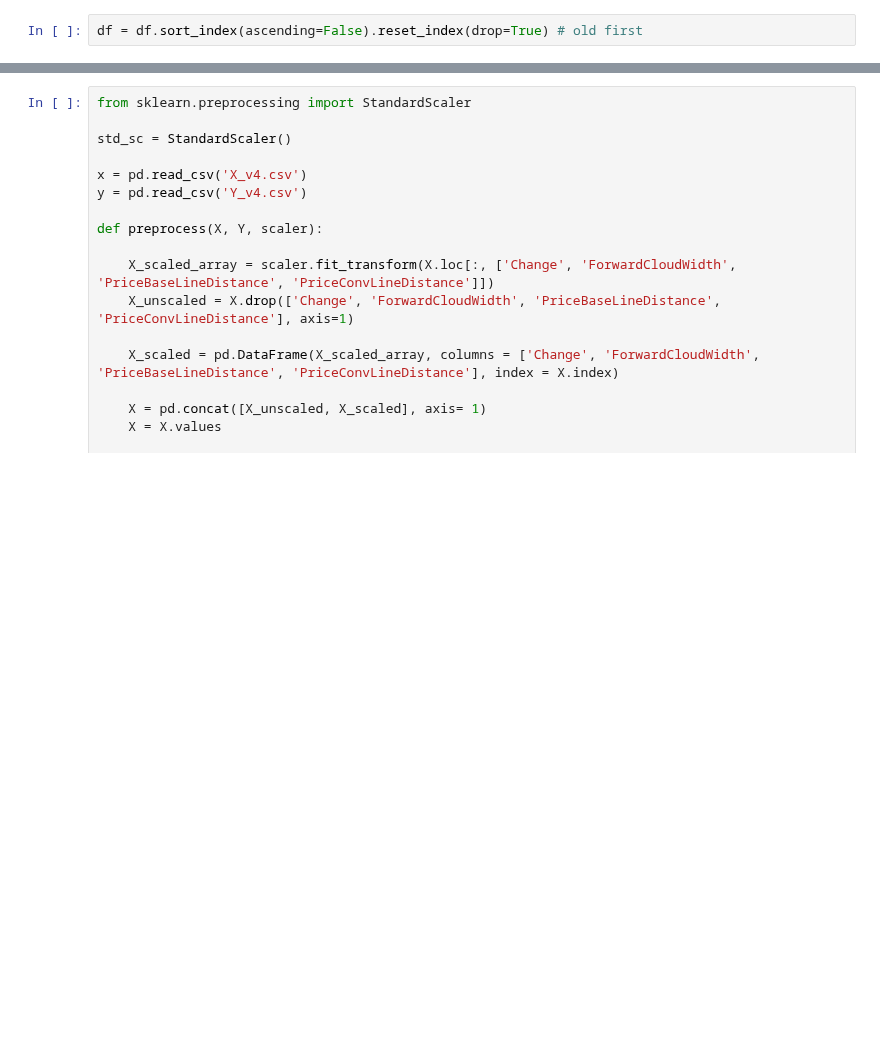
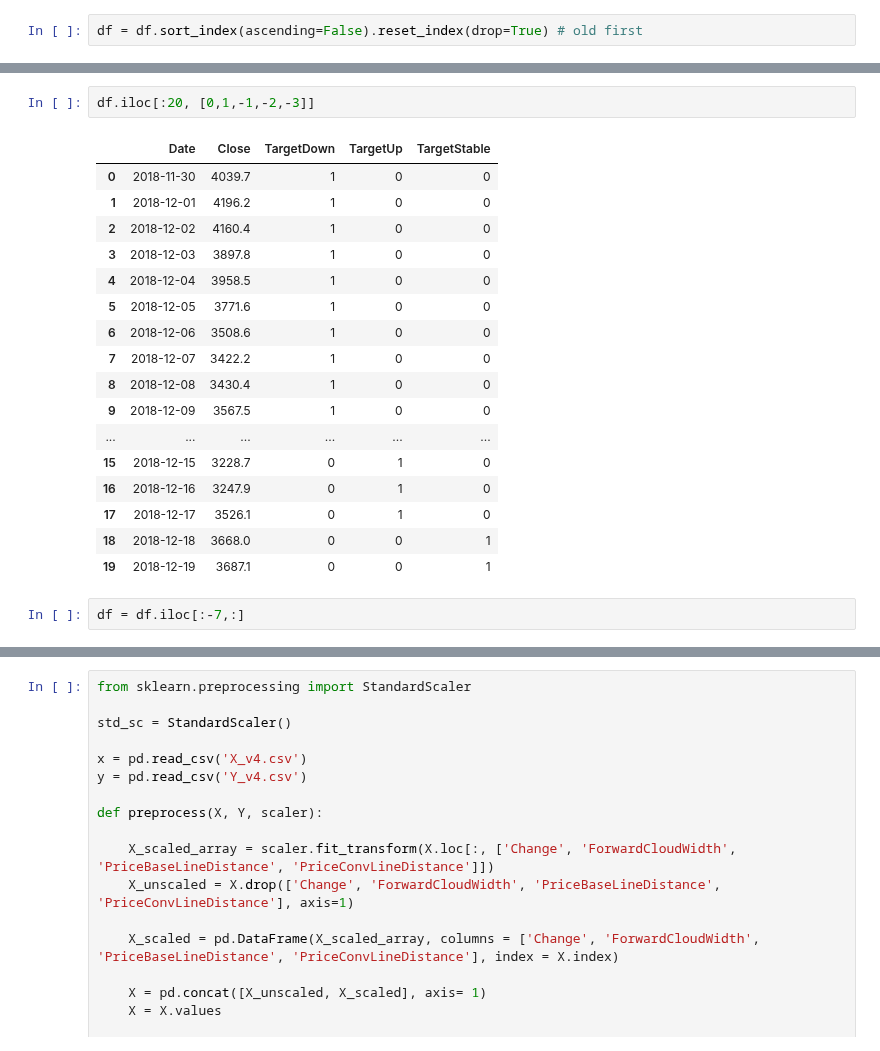
Before and after one commit to anilergan/AISMTB, a Jupyter notebook: btc_daily_chart_clstmc_v4.1.ipynb, the cells around one changed output, grey strips where cells are left out. Saved outputs shown, nothing was run; the diff lists cells and outputs as text; blank space fills up the shorter version.

```diff
--- a/btc_daily_chart_clstmc_v4.1.ipynb
+++ b/btc_daily_chart_clstmc_v4.1.ipynb
@@ -214,0 +228,22 @@ df = df.sort_index(ascending=False).reset_index(drop=True) # old first
+# %%
+df.iloc[:20, [0,1,-1,-2,-3]]
+# %% [output]
+|  | Date | Close | TargetDown | TargetUp | TargetStable |
+| 0 | 2018-11-30 | 4039.7 | 1 | 0 | 0 |
+| 1 | 2018-12-01 | 4196.2 | 1 | 0 | 0 |
+| 2 | 2018-12-02 | 4160.4 | 1 | 0 | 0 |
+| 3 | 2018-12-03 | 3897.8 | 1 | 0 | 0 |
+| 4 | 2018-12-04 | 3958.5 | 1 | 0 | 0 |
+| 5 | 2018-12-05 | 3771.6 | 1 | 0 | 0 |
+| 6 | 2018-12-06 | 3508.6 | 1 | 0 | 0 |
+| 7 | 2018-12-07 | 3422.2 | 1 | 0 | 0 |
+| 8 | 2018-12-08 | 3430.4 | 1 | 0 | 0 |
+| 9 | 2018-12-09 | 3567.5 | 1 | 0 | 0 |
+| ... | ... | ... | ... | ... | ... |
+| 15 | 2018-12-15 | 3228.7 | 0 | 1 | 0 |
+| 16 | 2018-12-16 | 3247.9 | 0 | 1 | 0 |
+| 17 | 2018-12-17 | 3526.1 | 0 | 1 | 0 |
+| 18 | 2018-12-18 | 3668.0 | 0 | 0 | 1 |
+| 19 | 2018-12-19 | 3687.1 | 0 | 0 | 1 |
+# %%
+df = df.iloc[:-7,:]
```
Also changed, not shown: parts of 15 cells of this notebook, 14 other files.
